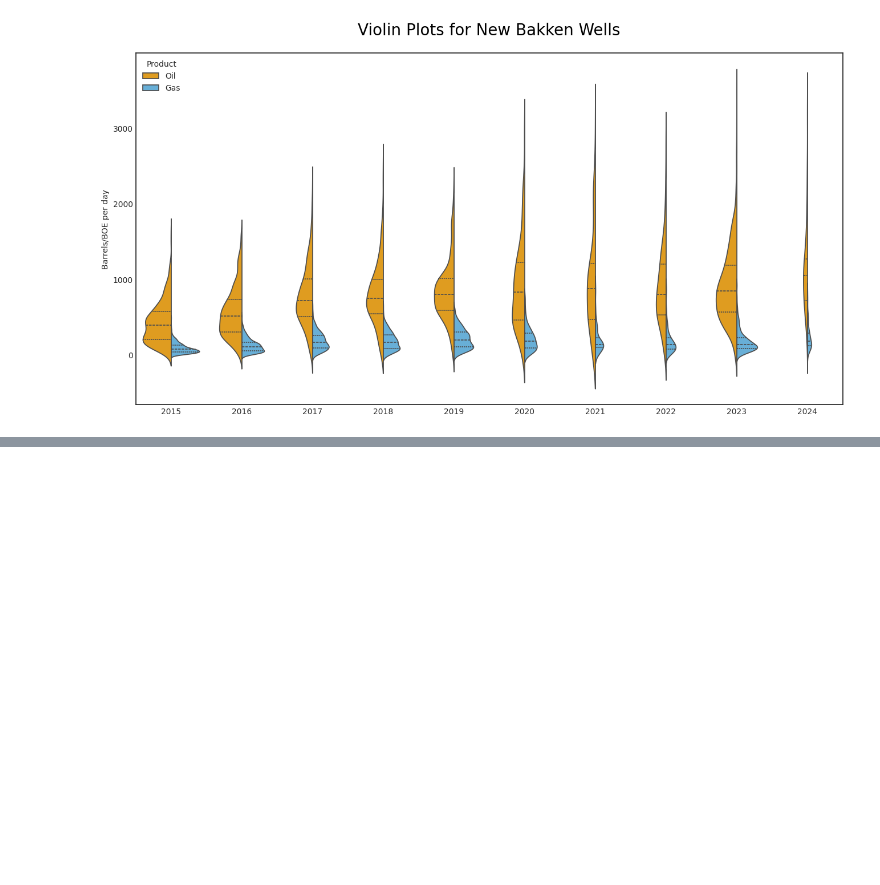
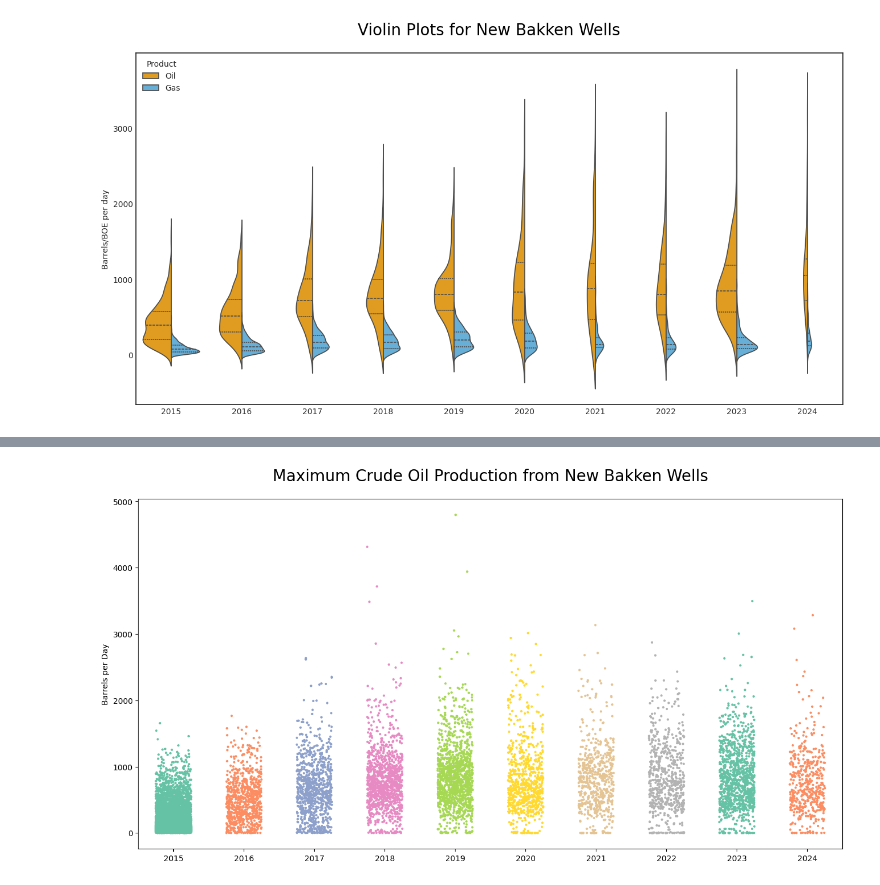
Before and after one commit to JozefSL/pyNotes, a Jupyter notebook: NorthDakota/maxPlots.ipynb, the cells around one changed output, grey strips where cells are left out. Cells and saved outputs as stored; diff of their text form; code cells hidden in the pictures; blank space fills up the shorter version.

```diff
--- a/NorthDakota/maxPlots.ipynb
+++ b/NorthDakota/maxPlots.ipynb
@@ -46,0 +91,5 @@ plt.legend(loc='upper left',title='Product');
+# %%
+ffmWells = ffmWells.merge(NDMWD[['API_WELLNO','Pool','ReportDate','Oil','Gas','Wtr','Days','Runs', 'Lat', 'Long']], how='left', left_on=['API_WELLNO','Pool','ffMonth'], right_on = ['API_WELLNO','Pool','ReportDate'])
+ffmWells.dropna(inplace=True)
+ffmWells.reset_index(drop=True)
+ffmWells.tail()
@@ -46,0 +103,4 @@ plt.legend(loc='upper left',title='Product');
+# %%
+ffmWells.drop('ReportDate', axis=1, inplace=True )
+ffmWells['bpd'] =  ffmWells.Oil/ffmWells.Days
+ffmWells['Mcfpd'] =  ffmWells.Gas/ffmWells.Days
@@ -46,0 +118,2 @@ plt.legend(loc='upper left',title='Product');
+# %%
+data = ffmWells[['API_WELLNO','Pool','ffMonth','bpd','Mcfpd']][data['Pool'] == 'BAKKEN'].copy()
@@ -46,0 +135,10 @@ plt.legend(loc='upper left',title='Product');
+# %%
+data['year'] = data['ffMonth'].dt.year   #.str[:4]
+data['Gas'] = data.Mcfpd/6
+data['Oil'] = data.bpd
+# %%
+plt.title('Maximum Crude Oil Production from New Bakken Wells', pad=23, color='black', size=20)
+sns.stripplot(x="year", y="Oil", data=data, size=3, hue='year',legend=False, palette='Set2',
+              jitter=0.25).set(xlabel=None, ylabel='Barrels per Day');
+# %% [output]
+[figure, added]
```
Also changed, not shown: parts of 14 cells of this notebook.
